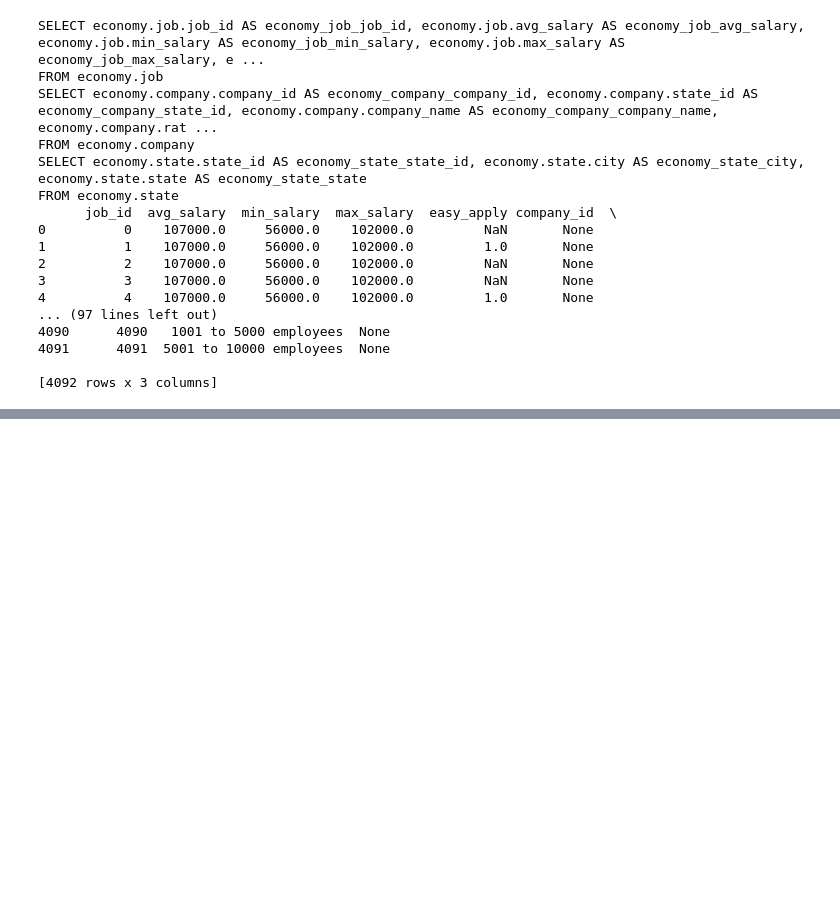
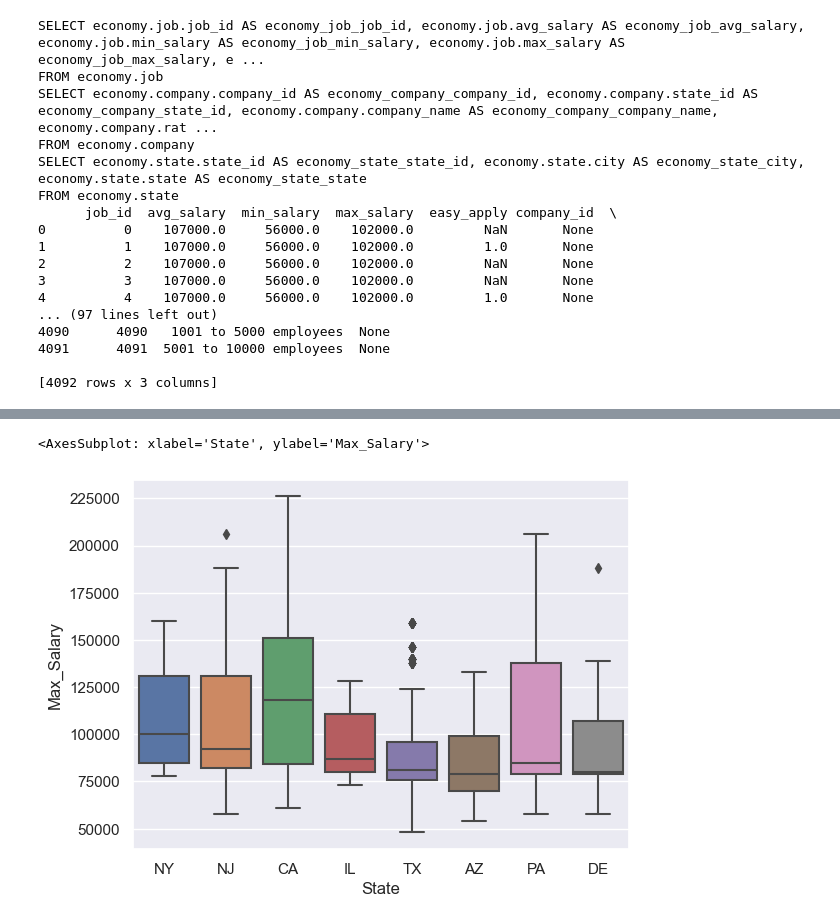
Before and after one commit to tsbarry/The_Job_Market, a Jupyter notebook: edaa.ipynb, the cells around one changed output, grey strips where cells are left out. Cells and saved outputs as stored; diff of their text form; code cells hidden in the pictures; blank space fills up the shorter version.

```diff
--- a/edaa.ipynb
+++ b/edaa.ipynb
@@ -51,0 +111,5 @@ FROM economy.state
+# %%
+sns.boxplot(x= 'State', y= 'Max_Salary', data= job_df)
+# %% [output]
+<AxesSubplot: xlabel='State', ylabel='Max_Salary'>
+[figure, added]
```
Also changed, not shown: parts of 15 cells of this notebook, 2 other files.
